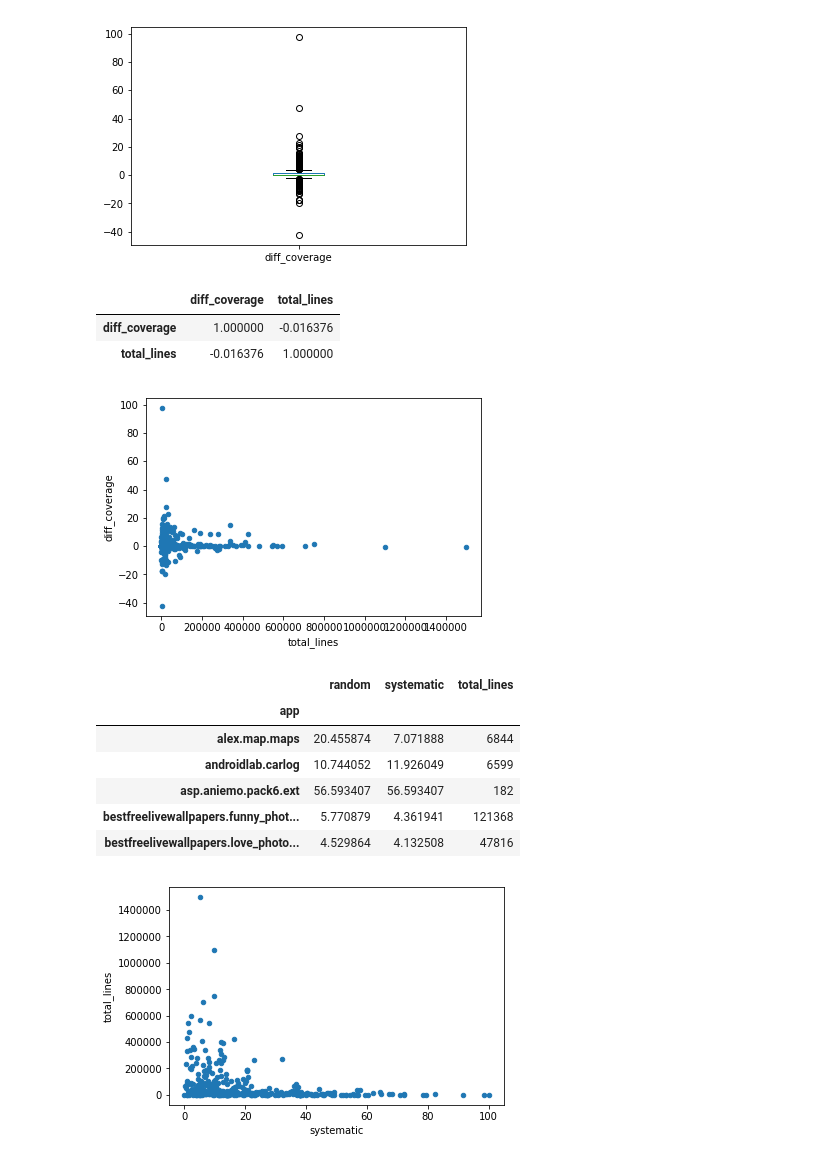
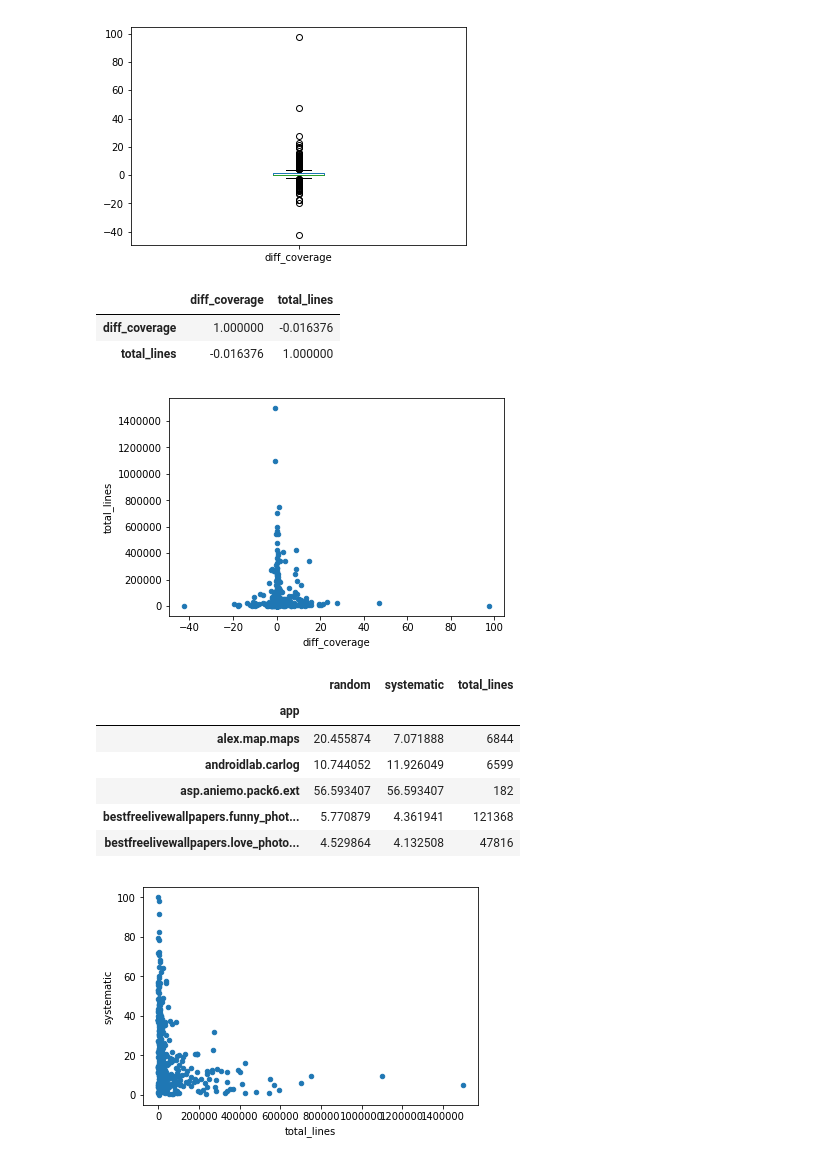
Before and after one commit to sangamk/IncubatorDataAnalyser, a Jupyter notebook: notebooks/Coverage.ipynb, the cells around one changed output. Saved outputs shown, nothing was run; the diff lists cells and outputs as text; code cells hidden in the pictures.

```diff
--- a/notebooks/Coverage.ipynb
+++ b/notebooks/Coverage.ipynb
@@ -190,18 +186,18 @@ diff_in_coverage_per_app.diff_coverage.plot.box()
 <matplotlib.axes._subplots.AxesSubplot at 0x...>
 [figure]
 # %%
-diff_in_coverage_per_app.plot.scatter(x="total_lines", y=0)
+diff_in_coverage_per_app.plot.scatter(x=0, y="total_lines")
 diff_in_coverage_per_app.corr()
 # %% [output]
 |  | diff_coverage | total_lines |
 | diff_coverage | 1.000000 | -0.016376 |
 | total_lines | -0.016376 | 1.000000 |
-[figure, old version]
+[figure, new version]
 # %%
 
 test = random_and_systematic_block_coverage
 test["total_lines"] = random_block_coverage_per_app.total_lines
-test.plot.scatter(y="total_lines", x= "systematic")
+test.plot.scatter(y="systematic", x= "total_lines")
 test.head()
 # %% [output]
 |  | random | systematic | total_lines |
@@ -211,4 +207,4 @@ test.head()
 | asp.aniemo.pack6.ext | 56.593407 | 56.593407 | 182 |
 | bestfreelivewallpapers.funny_phot... | 5.770879 | 4.361941 | 121368 |
 | bestfreelivewallpapers.love_photo... | 4.529864 | 4.132508 | 47816 |
-[figure, old version]
+[figure, new version]
```
Also changed, not shown: parts of 2 cells of this notebook, 4 other files.
